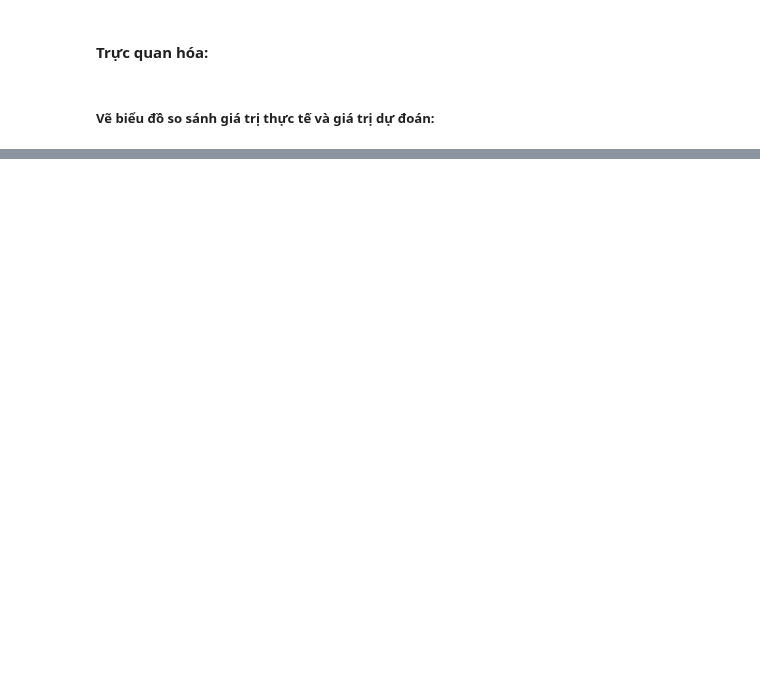
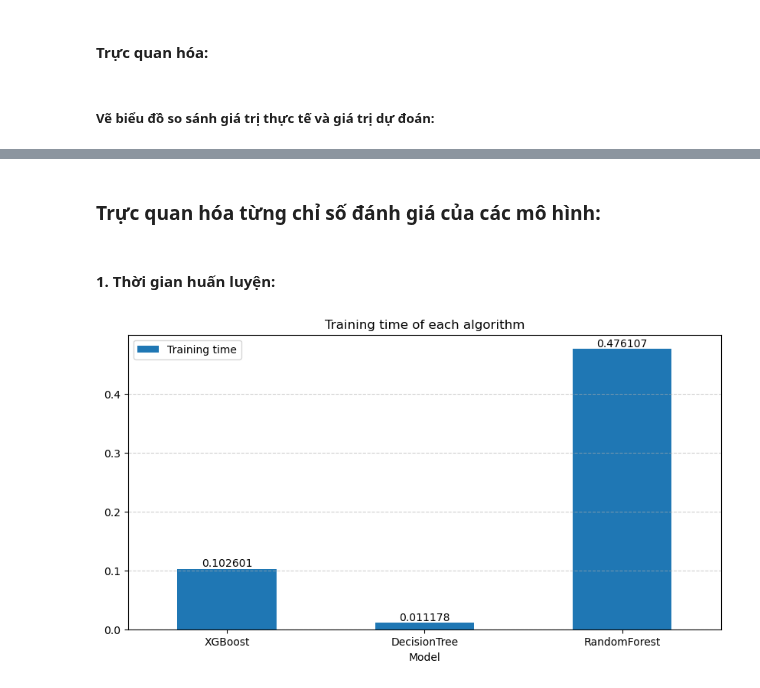
Before and after one commit to Yogurt01/G2_IntroToDataScience_CQ2022-21_Lab, a Jupyter notebook: notebooks/4.0-data-modelling.ipynb, the cells around one changed output, grey strips where cells are left out. Saved outputs shown, nothing was run; the diff lists cells and outputs as text; code cells hidden in the pictures; blank space fills up the shorter version.

```diff
--- a/notebooks/4.0-data-modelling.ipynb
+++ b/notebooks/4.0-data-modelling.ipynb
@@ -468,0 +511,3 @@ plt.show()
+# %%
+training_time_model_3 = time_end - time_start
+print(f"Training time: {training_time_model_3:.2f} seconds")
@@ -468,0 +525,4 @@ plt.show()
+# %%
+mae_model_3 = mean_absolute_error(y_test, y_pred_model_3)
+mse_model_3 = mean_squared_error(y_test, y_pred_model_3)
+r2_model_3 = r2_score(y_test, y_pred_model_3)
@@ -468,0 +556,8 @@ plt.show()
+# %%
+models_evaluation_df = pd.DataFrame({
+    "Model": ["XGBoost", "DecisionTree", "RandomForest"],
+    "Training time": [training_time_model_1, training_time_model_2, training_time_model_3],
+    "Mean Absolute Error": [mae_model_1, mae_model_2, mae_model_3],
+    "Mean Squared Error": [mse_model_1, mse_model_2, mse_model_3],
+    "R^2": [r2_model_1, r2_model_2, r2_model_3]
+})
@@ -468,0 +571,12 @@ plt.show()
+# %% [markdown]
+### Trực quan hóa từng chỉ số đánh giá của các mô hình:
+# %% [markdown]
+#### 1. Thời gian huấn luyện:
+# %%
+ax = models_evaluation_df.plot(x='Model', y='Training time', kind='bar', figsize=(10, 5))
+ax.set_title('Training time of each algorithm')
+ax.set_xticklabels(labels=models_evaluation_df['Model'], rotation=0)
+ax.grid(axis='y', linestyle='--', alpha=0.6)
+plt.bar_label(ax.containers[0]);
+# %% [output]
+[figure, added]
```
Also changed, not shown: parts of 97 cells of this notebook, 1 other file.
